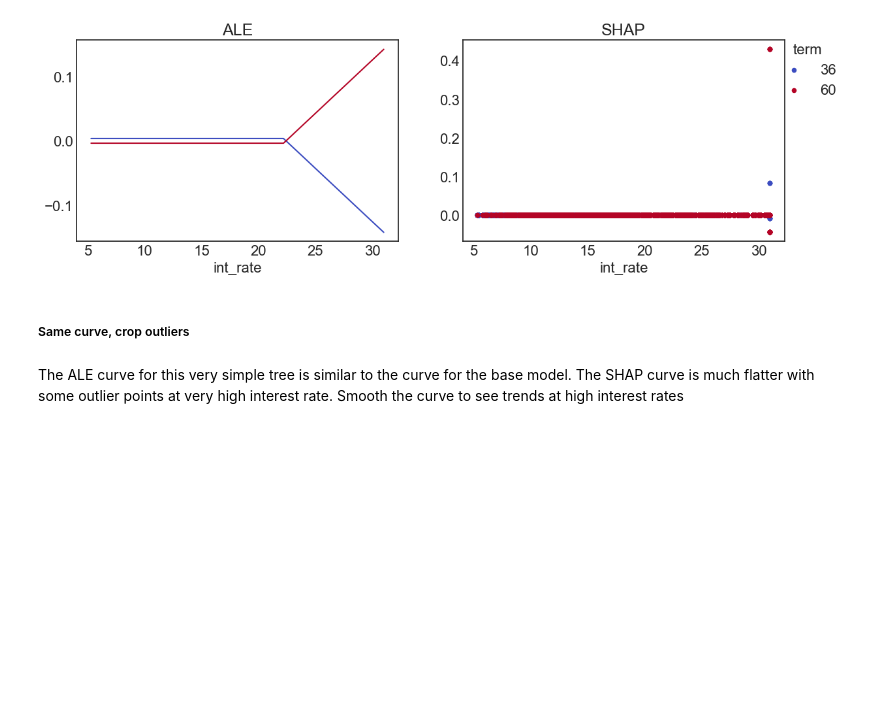
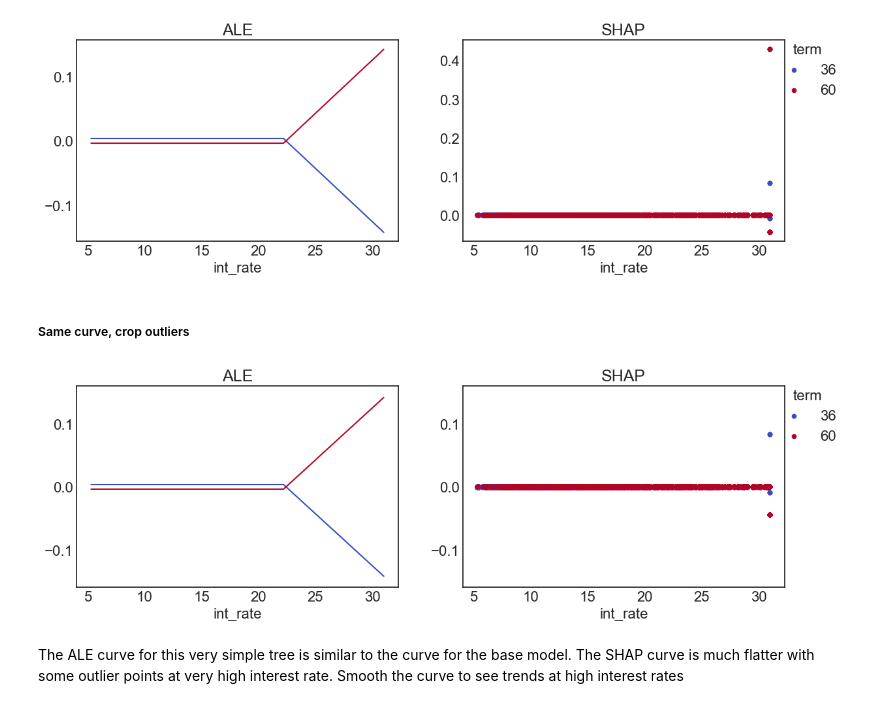
Before and after one commit to vla6/Blog_interactions, a Jupyter notebook: 11_int_term_cust_tree.ipynb, the cells around one changed output. Cells and saved outputs as stored; diff of their text form; code cells hidden in the pictures; blank space fills up the shorter version.

```diff
--- a/11_int_term_cust_tree.ipynb
+++ b/11_int_term_cust_tree.ipynb
@@ -182,3 +128,7 @@ fig.savefig(Path(setup.temp_path).joinpath('11_PLOT_ale_shap_curves.png'),
             bbox_inches='tight')
 # %% [markdown]
 ##### Same curve, crop outliers
+# %%
+fig = ip_plot.plot_comp_ale_shap(ale_cust, shap_df, ylim=(-0.16, 0.16))
+# %% [output]
+[figure, added]
```
Also changed, not shown: parts of 18 cells of this notebook.
